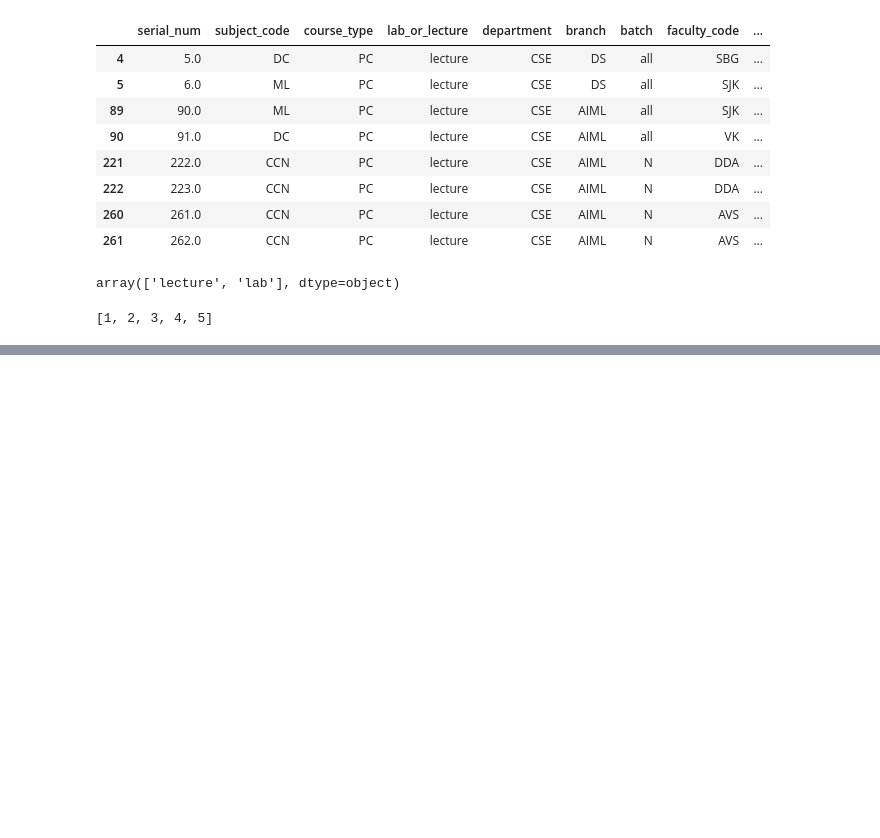
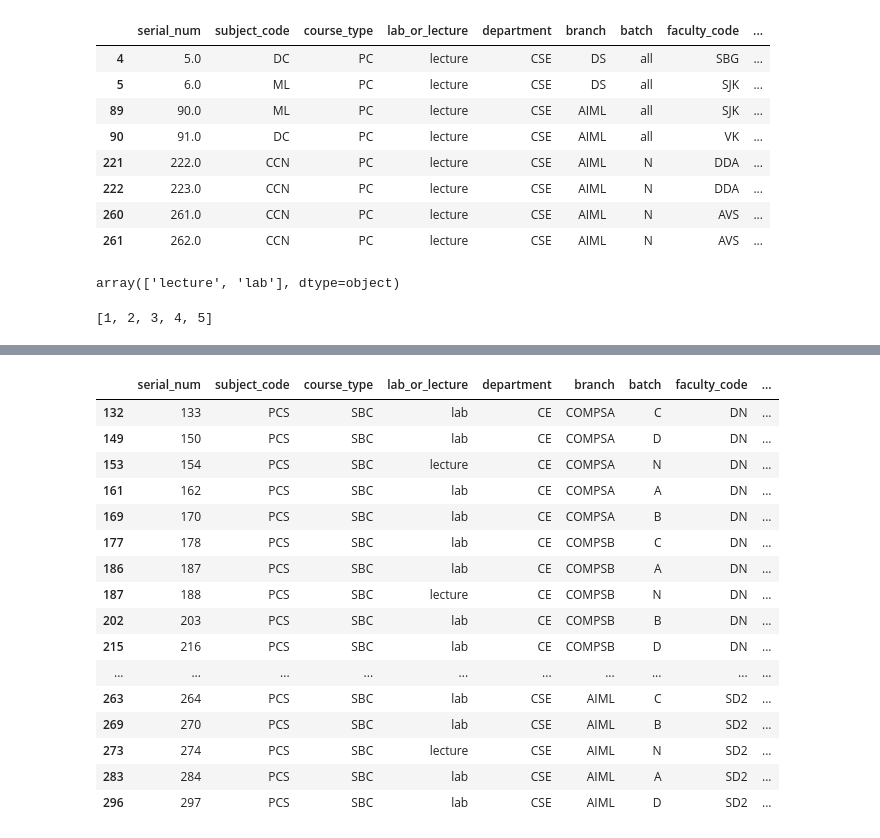
Before and after one commit to AdvaitSapkal/bap_ise, a Jupyter notebook: preprocessor.ipynb, the cells around one changed output, grey strips where cells are left out. Cells and saved outputs as stored; diff of their text form; code cells hidden in the pictures; blank space fills up the shorter version.

```diff
--- a/preprocessor.ipynb
+++ b/preprocessor.ipynb
@@ -420,0 +423,2 @@ go.Figure(data=[go.Pie(labels=filtered_df['lab_or_lecture'],
+# %%
+df=pd.read_csv('bap_ise_data.csv')
@@ -420,0 +443,20 @@ go.Figure(data=[go.Pie(labels=filtered_df['lab_or_lecture'],
+# %%
+df[(df['subject_code']=='PCS')]
+# %% [output]
+|  | serial_num | subject_code | course_type | lab_or_lecture | department | branch | batch | faculty_code | ... |
+| 132 | 133 | PCS | SBC | lab | CE | COMPSA | C | DN | ... |
+| 149 | 150 | PCS | SBC | lab | CE | COMPSA | D | DN | ... |
+| 153 | 154 | PCS | SBC | lecture | CE | COMPSA | N | DN | ... |
+| 161 | 162 | PCS | SBC | lab | CE | COMPSA | A | DN | ... |
+| 169 | 170 | PCS | SBC | lab | CE | COMPSA | B | DN | ... |
+| 177 | 178 | PCS | SBC | lab | CE | COMPSB | C | DN | ... |
+| 186 | 187 | PCS | SBC | lab | CE | COMPSB | A | DN | ... |
+| 187 | 188 | PCS | SBC | lecture | CE | COMPSB | N | DN | ... |
+| 202 | 203 | PCS | SBC | lab | CE | COMPSB | B | DN | ... |
+| 215 | 216 | PCS | SBC | lab | CE | COMPSB | D | DN | ... |
+| ... | ... | ... | ... | ... | ... | ... | ... | ... | ... |
+| 263 | 264 | PCS | SBC | lab | CSE | AIML | C | SD2 | ... |
+| 269 | 270 | PCS | SBC | lab | CSE | AIML | B | SD2 | ... |
+| 273 | 274 | PCS | SBC | lecture | CSE | AIML | N | SD2 | ... |
+| 283 | 284 | PCS | SBC | lab | CSE | AIML | A | SD2 | ... |
+| 296 | 297 | PCS | SBC | lab | CSE | AIML | D | SD2 | ... |
```
Also changed, not shown: parts of 8 cells of this notebook, 1 other file.
